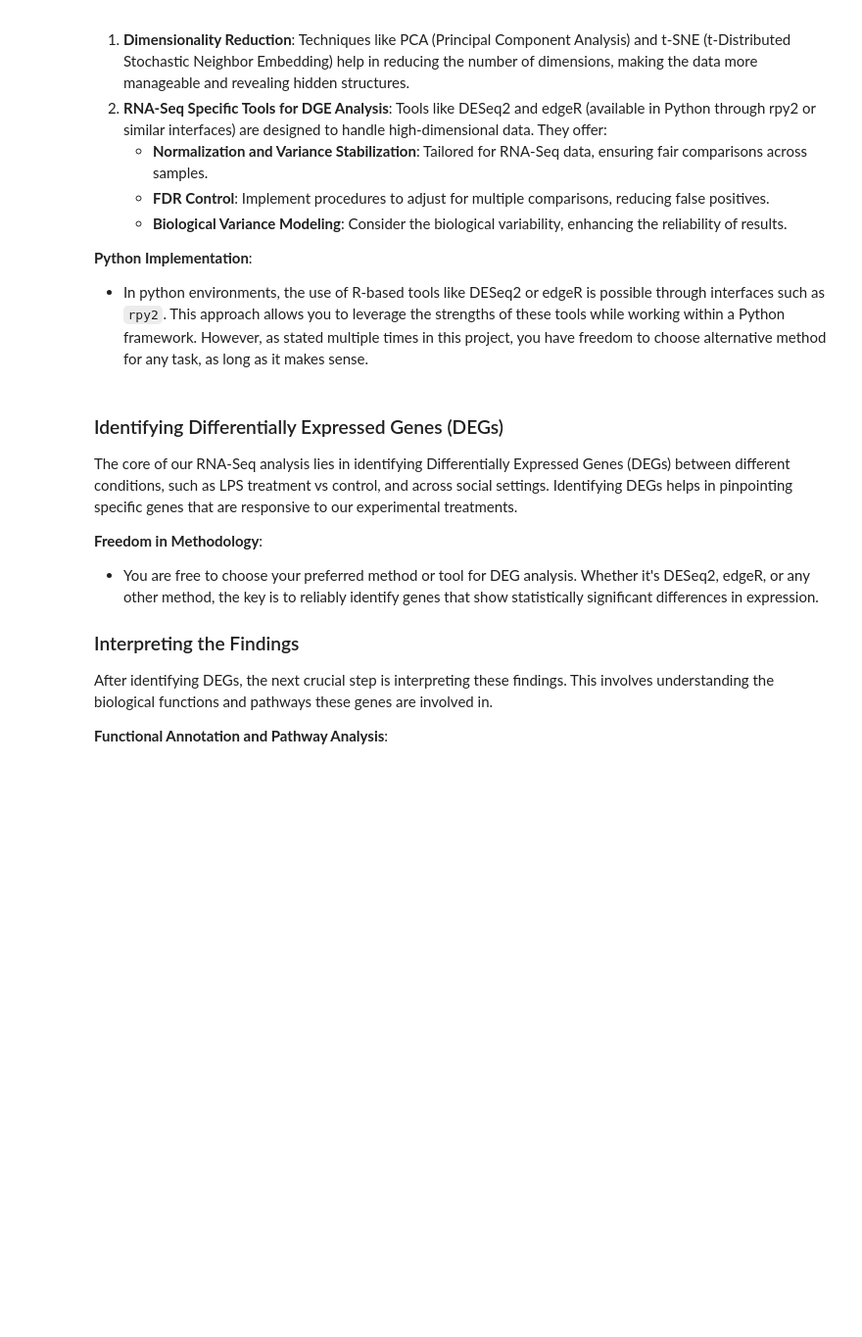
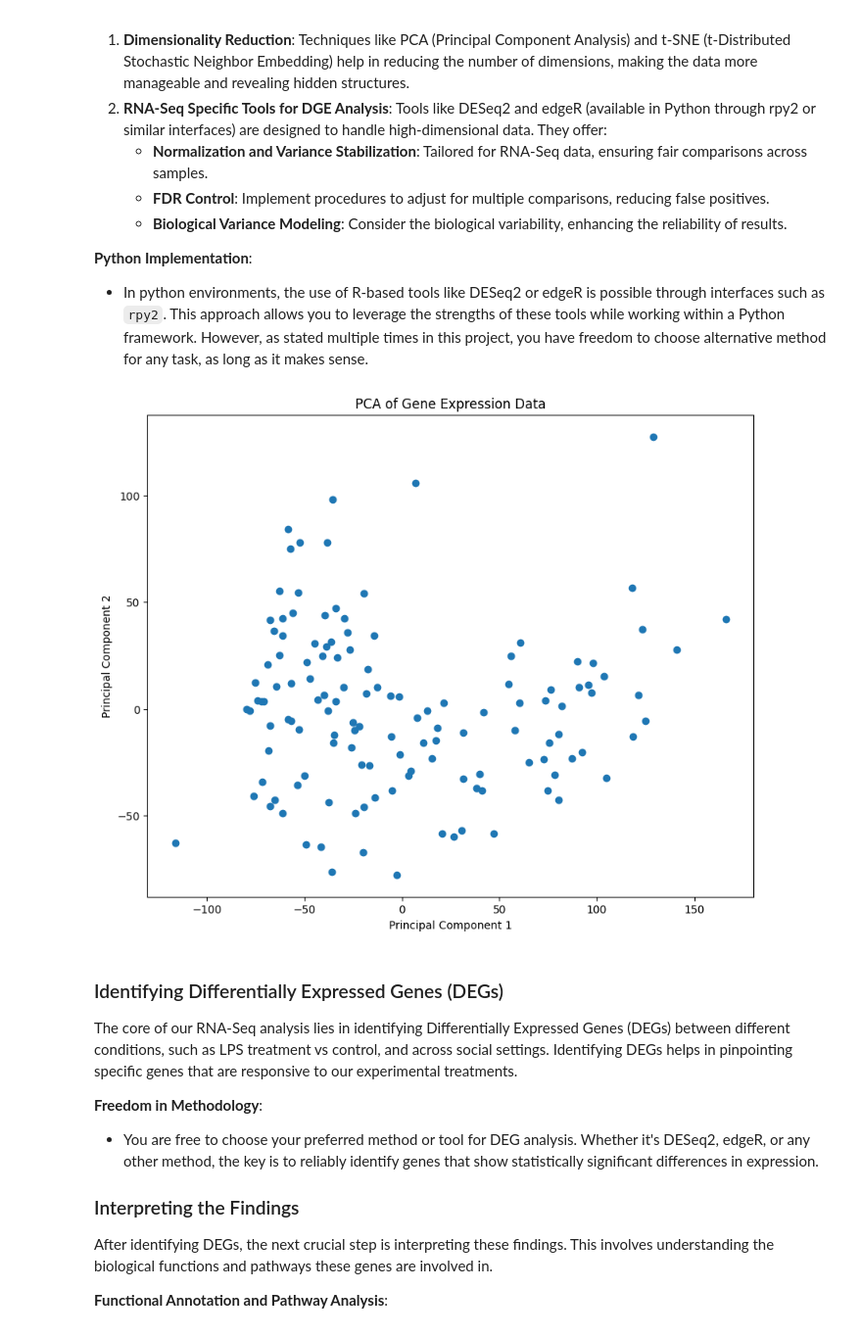
Before and after one commit to amirezzati/bioinformatics-project, a Jupyter notebook: the-songbird-study/SongBirdStudy.ipynb, the cells around one changed output. Shown at 98% size. Saved outputs shown, nothing was run; the diff lists cells and outputs as text; code cells hidden in the pictures; blank space fills up the shorter version.

```diff
--- a/the-songbird-study/SongBirdStudy.ipynb
+++ b/the-songbird-study/SongBirdStudy.ipynb
@@ -488,34 +604,40 @@ In RNA-Seq data, high dimensionality (a large number of genes) presents several
 ### TODO ###
 # Placeholder for PCA Analysis.
 
 from sklearn.decomposition import PCA
 from sklearn.preprocessing import StandardScaler
 import matplotlib.pyplot as plt
 
 # Note: Before applying PCA, it's important to standardize the data
 # Example: Standardize the gene expression data (excluding metadata columns)
 
+dataset = pd.read_csv(drive_path+'/dataset/transformed_dataset.csv')
+features = dataset.columns
+
 # Load your expression data here
-# expression_data = ...
+expression_data = dataset.loc[:, features[4:]].values
+# print(expression_data)
 
 # Standardize the data
 scaler = StandardScaler()
 expression_scaled = scaler.fit_transform(expression_data)
 
 # Apply PCA
 pca = PCA(n_components=2)
 principal_components = pca.fit_transform(expression_scaled)
 
 # Plot the PCA results
 plt.figure(figsize=(10, 8))
 plt.scatter(principal_components[:, 0], principal_components[:, 1])
 plt.xlabel('Principal Component 1')
 plt.ylabel('Principal Component 2')
 plt.title('PCA of Gene Expression Data')
 plt.show()
 
 # Tip: Explore the variance ratio to decide on the number of components
 # Tip: Use annotations or different colors to highlight groups based on treatment or social settings
+# %% [output]
+[figure, added]
 # %%
 ### TODO ###
 # Placeholder for using a common RNA-Seq analysis tool from Python
```
Also changed, not shown: parts of 15 cells of this notebook.
